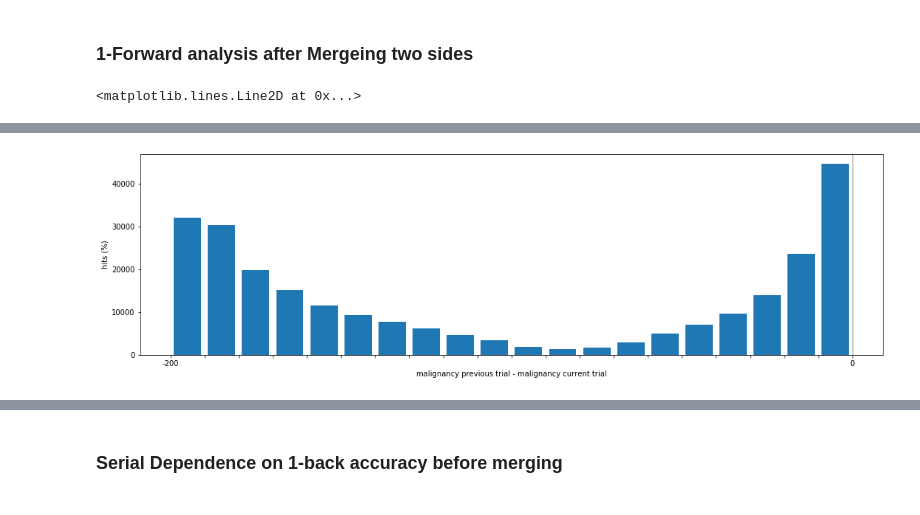
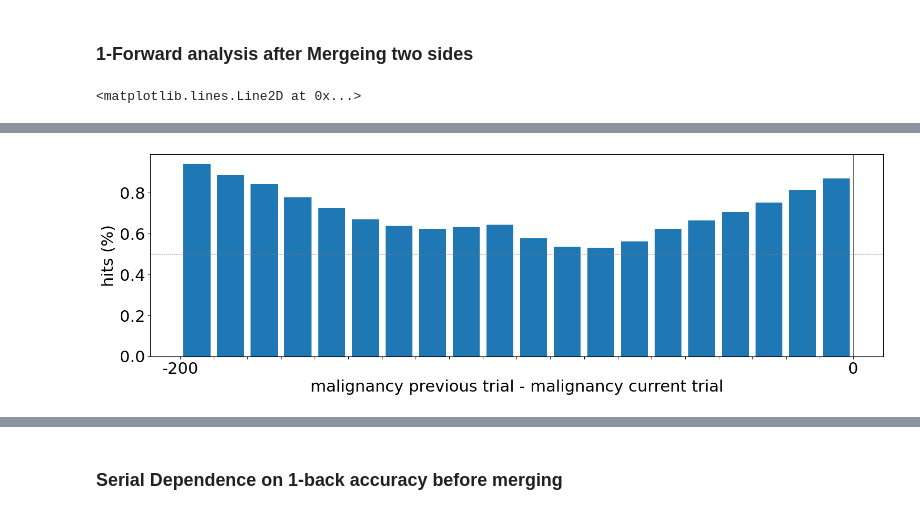
Before and after one commit to WhitneyLab/Serial_Dependence_Analysis_Base, a Jupyter notebook: analysis_app_data/feature_tuning_1.ipynb, the cells around one changed output, grey strips where cells are left out. Cells and saved outputs as stored; diff of their text form; code cells hidden in the pictures.

```diff
--- a/analysis_app_data/feature_tuning_1.ipynb
+++ b/analysis_app_data/feature_tuning_1.ipynb
@@ -914,29 +586,50 @@ plt.axhline(y=0.5,linewidth=0.5, color='grey', linestyle='--')
+# %%
+TP_1forward = []
+FP_1forward = []
+FN_1forward = []
+TN_1forward = []
+for start in np.arange(-200,210,10):
+    data_temp = data[data['similarity_1forward_bins'] == pd.Interval(start, start + 10, closed='right')]
+    TP = ((data_temp['chosen_answer'] == "['melanoma']") & (data_temp['current_correct_answer'] == "['melanoma']")).sum()
+    FP = ((data_temp['chosen_answer'] == "['melanoma']") & (data_temp['current_correct_answer'] == "['nevus']")).sum()
+    FN = ((data_temp['chosen_answer'] == "['nevus']") & (data_temp['current_correct_answer'] == "['melanoma']")).sum()
+    TN = ((data_temp['chosen_answer'] == "['nevus']") & (data_temp['current_correct_answer'] == "['nevus']")).sum()
+
+    TP_1forward.append(TP)
+    FP_1forward.append(FP)
+    FN_1forward.append(FN)
+    TN_1forward.append(TN)
 # %% [markdown]
 ### 1-Forward analysis after Mergeing two sides
 # %%
+TP_1forward_merge = np.zeros(20,)
+FP_1forward_merge = np.zeros(20,)
+FN_1forward_merge = np.zeros(20,)
+TN_1forward_merge = np.zeros(20,)
+
 hit_1forward_merge = np.zeros(20,)
 miss_1forward_merge = np.zeros(20,)
 FA_1forward_merge = np.zeros(20,)
 CR_1forward_merge = np.zeros(20,)
-lengths_1forward_merge = np.zeros(20,)
-num_benign_1forward_merge = np.zeros(20,)
-num_malignant_1forward_merge = np.zeros(20,)
+
 sensitivity_1forward_merge = np.zeros(20,)
 specificity_1forward_merge = np.zeros(20,)
 error_rate_1forward_merge = np.zeros(20,)
 
 for i in range(20):
-    hit_1forward_merge[i] = hit_1forward[i] + hit_1forward[39 - i]
-    miss_1forward_merge[i] = miss_1forward[i] + miss_1forward[39 - i]
-    FA_1forward_merge[i] = FA_1forward[i] + FA_1forward[39 - i]
-    CR_1forward_merge[i] = CR_1forward[i] + CR_1forward[39 - i]
-    lengths_1forward_merge[i] = lengths_1forward[i] + lengths_1forward[39 - i]
-    num_benign_1forward_merge[i] = num_benign_1forward[i] + num_benign_1forward[39 - i]
-    num_malignant_1forward_merge[i] = num_malignant_1forward[i] + num_malignant_1forward[39 - i]
+    TP_1forward_merge[i] = TP_1forward[i] + TP_1forward[39 - i]
+    FP_1forward_merge[i] = FP_1forward[i] + FP_1forward[39 - i]
+    FN_1forward_merge[i] = FN_1forward[i] + FN_1forward[39 - i]
+    TN_1forward_merge[i] = TN_1forward[i] + TN_1forward[39 - i]
 
-    sensitivity_1forward_merge[i] = hit_1forward_merge[i] / (hit_1forward_merge[i] + miss_1forward_merge[i])
-    specificity_1forward_merge[i] = CR_1forward_merge[i] / (CR_1forward_merge[i] + FA_1forward_merge[i])
-    error_rate_1forward_merge[i] = 1 - (hit_1forward_merge[i] + CR_1forward_merge[i]) / lengths_1forward_merge[i]
+    hit_1forward_merge[i] = TP_1forward_merge[i] / (TP_1forward_merge[i] + FN_1forward_merge[i])
+    FA_1forward_merge[i] = FP_1forward_merge[i] / (FP_1forward_merge[i] + TN_1forward_merge[i])
+    miss_1forward_merge[i] = FN_1forward_merge[i] / (FN_1forward_merge[i] + TP_1forward_merge[i])
+    CR_1forward_merge[i] = TN_1forward_merge[i] / (TN_1forward_merge[i] + FP_1forward_merge[i])
+
+    sensitivity_1forward_merge[i] = TP_1forward_merge[i] / (TP_1forward_merge[i] + FN_1forward_merge[i])
+    specificity_1forward_merge[i] = TN_1forward_merge[i] / (TN_1forward_merge[i] + FP_1forward_merge[i])
+    error_rate_1forward_merge[i] = (FN_1forward_merge[i] + FP_1forward_merge[i]) / (TP_1forward_merge[i] + FN_1forward_merge[i] + FP_1forward_merge[i] + TN_1forward_merge[i])
 
 # PLOT 1: hits
 plt.figure()
@@ -1004,7 +697,7 @@ plt.axhline(y=0.5,linewidth=0.5, color='grey', linestyle='--')
 
 # PLOT 5: d'
 plt.figure()
-y_1forward_d = [stats.norm.ppf(a/c) - stats.norm.ppf(b/c) for (a,b,c) in zip(hit_1forward_merge, FA_1forward_merge, lengths_1forward_merge)]
+y_1forward_d = [stats.norm.ppf(a) - stats.norm.ppf(b) for (a,b) in zip(hit_1forward_merge, FA_1forward_merge)]
 # y_1back_d = [0 if a != a else a for a in y_1back_d]
 x = data_1forward_per_bin.index[:20]
 y_pos = np.arange(len(x)) + 0.5
@@ -1021,7 +714,7 @@ plt.axhline(y=0.5,linewidth=0.5, color='grey', linestyle='--')
 
 # PLOT 6: C
 plt.figure()
-y_1forward_c = [-(stats.norm.ppf(a/c) + stats.norm.ppf(b/c))/2 for (a,b,c) in zip(hit_1forward_merge, FA_1forward_merge, lengths_1forward_merge)]
+y_1forward_c = [-(stats.norm.ppf(a) + stats.norm.ppf(b))/2 for (a,b) in zip(hit_1forward_merge, FA_1forward_merge)]
 # y_1back_c = [0 if a != a else a for a in y_1back_c]
 x = data_1forward_per_bin.index[:20]
 y_pos = np.arange(len(x)) + 0.5
@@ -1083,37 +776,5 @@ plt.ylabel('error rate')
 plt.xlabel('malignancy previous trial - malignancy current trial')
 plt.axvline(x=20,linewidth=0.5, color='black')
 plt.axhline(y=0.5,linewidth=0.5, color='grey', linestyle='--')
-
-# PLOT 1: benign samples
-plt.figure()
-y = num_benign_1forward_merge
-x = data_1forward_per_bin.index[:20]
-y_pos = np.arange(len(x)) + 0.5
-plt.figure(figsize=(18, 5))
-x_labels = ['']*(len(x)+1)
-x_labels[0] = -200
-x_labels[20] = 0
-plt.xticks(np.arange(len(x)+1),x_labels)
-plt.bar(y_pos, y)
-plt.ylabel('number of benigns')
-plt.xlabel('malignancy previous trial - malignancy current trial')
-plt.axvline(x=20,linewidth=0.5, color='black')
-plt.axhline(y=0.5,linewidth=0.5, color='grey', linestyle='--')
-
-# PLOT 2: malignant samples
-plt.figure()
-y = num_malignant_1forward_merge
-x = data_1forward_per_bin.index[:20]
-y_pos = np.arange(len(x)) + 0.5
-plt.figure(figsize=(18, 5))
-x_labels = ['']*(len(x)+1)
-x_labels[0] = -200
-x_labels[20] = 0
-plt.xticks(np.arange(len(x)+1),x_labels)
-plt.bar(y_pos, y)
-plt.ylabel('number of malignants')
-plt.xlabel('malignancy previous trial - malignancy current trial')
-plt.axvline(x=20,linewidth=0.5, color='black')
-plt.axhline(y=0.5,linewidth=0.5, color='grey', linestyle='--')
 # %% [output]
 <matplotlib.lines.Line2D at 0x...>
@@ -1121 +782 @@ plt.axhline(y=0.5,linewidth=0.5, color='grey', linestyle='--')
-[figure, old version]
+[figure, new version]
```
Also changed, not shown: parts of 10 cells of this notebook, 6 other files.
